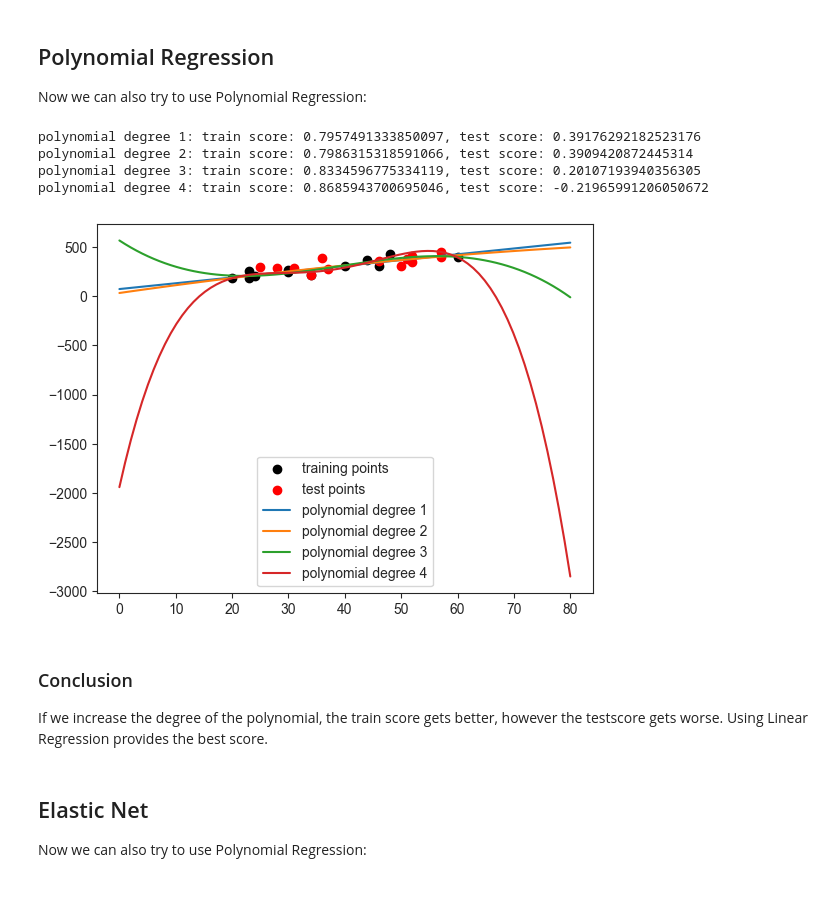
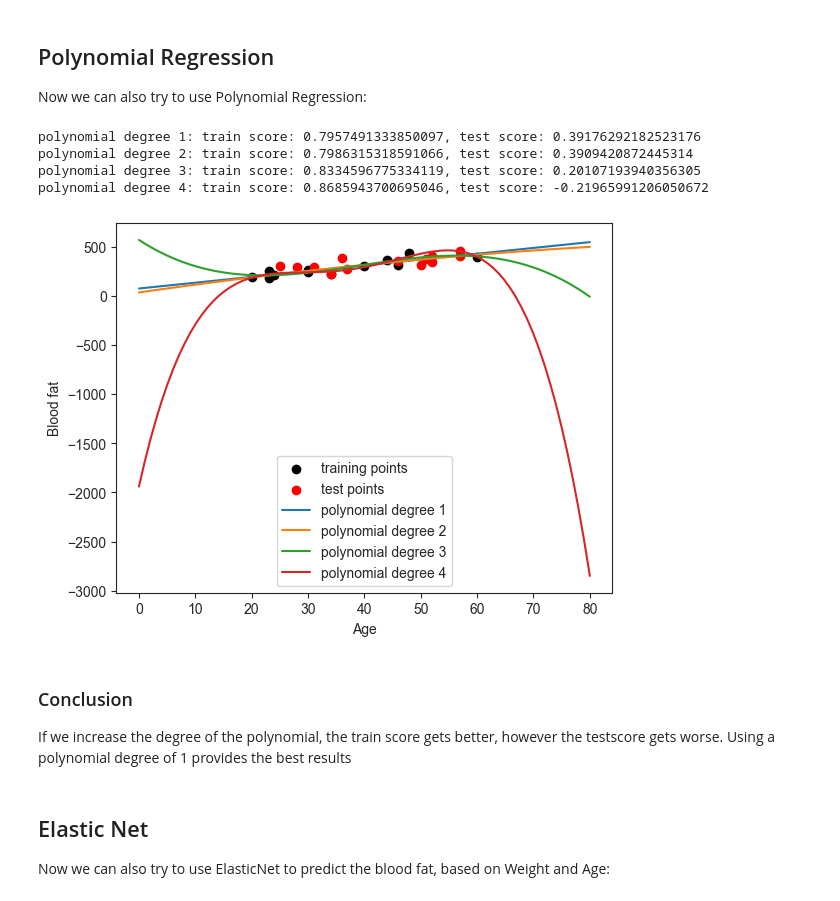
Before and after one commit to Julfried/MLDEIL_HW, a Jupyter notebook: Assignment_1/main.ipynb, the cells around one changed output. Cells and saved outputs as stored; diff of their text form; code cells hidden in the pictures.

```diff
--- a/Assignment_1/main.ipynb
+++ b/Assignment_1/main.ipynb
@@ -124,41 +125,43 @@ X_train_sorted = X_train[sorted_indices]
 y_train_sorted = y_train[sorted_indices]
 
 fig, ax = plt.subplots()
+ax.set_xlabel('Age')
+ax.set_ylabel('Blood fat')
 
 # plot Training and test data
 ax.scatter(X_train, y_train, label='training points', color='black')
 ax.scatter(X_test, y_test, label='test points', color='red')
 
 for degree in range(1, 5):
     model = make_pipeline(PolynomialFeatures(degree), LinearRegression())
     model.fit(X_train_sorted, y_train_sorted)
 
     # Generate a range of values for plotting
     x_values = np.linspace(0, 80, 80).reshape(-1, 1)
 
-    # Predictions on the combined data
+    # Predictions to plot the graph
     y_values_pred = model.predict(x_values)
 
     ax.plot(x_values, y_values_pred, label=f'polynomial degree {degree}')
     ax.legend()
 
     y_train_pred = model.predict(X_train_sorted)
     y_test_pred = model.predict(X_test)
 
     r2_train = r2_score(y_train_sorted, y_train_pred)
     r2_test = r2_score(y_test, y_test_pred)
     print(f'polynomial degree {degree}: train score: {r2_train}, test score: {r2_test}')
 
 plt.show()
 # %% [output]
 polynomial degree 1: train score: 0.7957491333850097, test score: 0.39176292182523176
 polynomial degree 2: train score: 0.7986315318591066, test score: 0.3909420872445314
 polynomial degree 3: train score: 0.8334596775334119, test score: 0.20107193940356305
 polynomial degree 4: train score: 0.8685943700695046, test score: -0.21965991206050672
-[figure, old version]
+[figure, new version]
 # %% [markdown]
 ### Conclusion
-If we increase the degree of the polynomial, the train score gets better, however the testscore gets worse. Using Linear Regression provides the best score.
+If we increase the degree of the polynomial, the train score gets better, however the testscore gets worse. Using a polynomial degree of 1 provides the best results
 # %% [markdown]
 ## Elastic Net
-Now we can also try to use Polynomial Regression:
+Now we can also try to use ElasticNet to predict the blood fat, based on Weight and Age:
```
Also changed, not shown: parts of 7 cells of this notebook.
